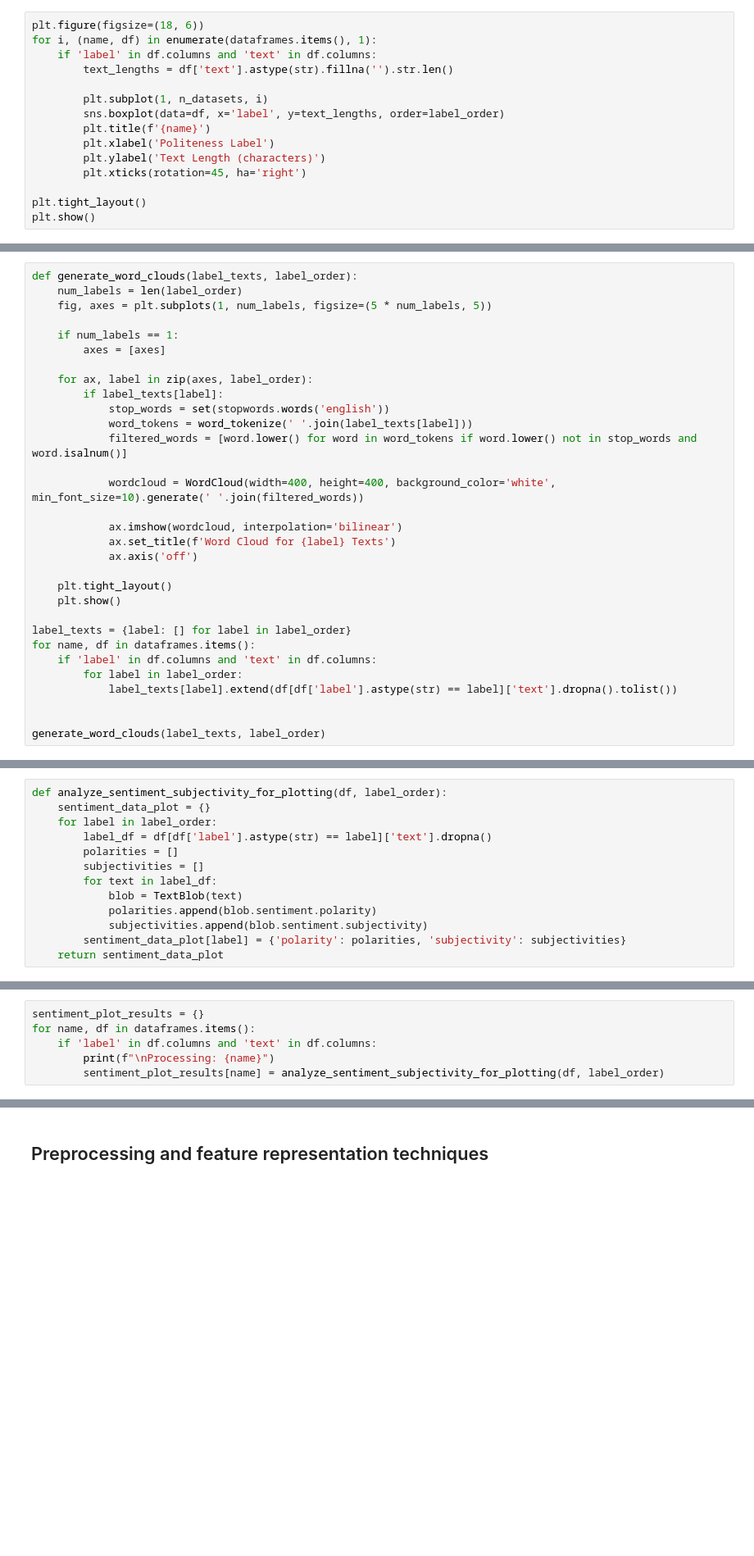
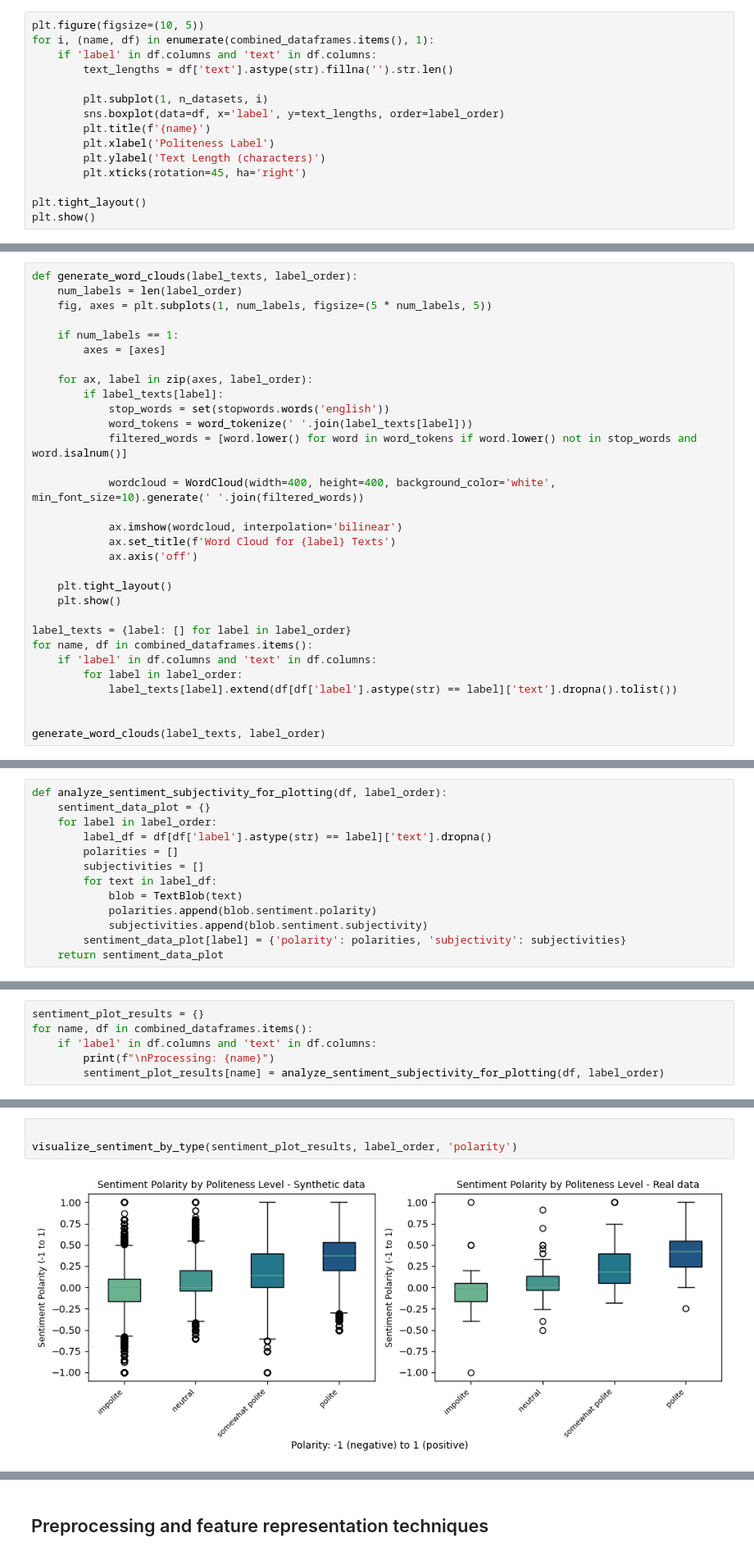
Before and after one commit to franciscopana/M.IA_Natural-Language-Processing, a Jupyter notebook: main.ipynb, the cells around one changed output, grey strips where cells are left out. Shown at 82% size. Cells and saved outputs as stored; diff of their text form; blank space fills up the shorter version.

```diff
--- a/main.ipynb
+++ b/main.ipynb
@@ -178,6 +177,6 @@ plt.show()
 # %%
-plt.figure(figsize=(18, 6))
-for i, (name, df) in enumerate(dataframes.items(), 1):
+plt.figure(figsize=(10, 5))
+for i, (name, df) in enumerate(combined_dataframes.items(), 1):
     if 'label' in df.columns and 'text' in df.columns:
         text_lengths = df['text'].astype(str).fillna('').str.len()
 
@@ -216,7 +217,7 @@ def generate_word_clouds(label_texts, label_order):
     plt.show()
 
 label_texts = {label: [] for label in label_order}
-for name, df in dataframes.items():
+for name, df in combined_dataframes.items():
     if 'label' in df.columns and 'text' in df.columns:
         for label in label_order:
             label_texts[label].extend(df[df['label'].astype(str) == label]['text'].dropna().tolist())
@@ -366,6 +311,6 @@ def plot_combined_sentiment_analysis(sentiment_results, label_order):
 # %%
 sentiment_plot_results = {}
-for name, df in dataframes.items():
+for name, df in combined_dataframes.items():
     if 'label' in df.columns and 'text' in df.columns:
         print(f"\nProcessing: {name}")
         sentiment_plot_results[name] = analyze_sentiment_subjectivity_for_plotting(df, label_order)
@@ -392,0 +371,5 @@ else:
+# %%
+
+visualize_sentiment_by_type(sentiment_plot_results, label_order, 'polarity')
+# %% [output]
+[figure, added]
```
Also changed, not shown: parts of 20 cells of this notebook.
